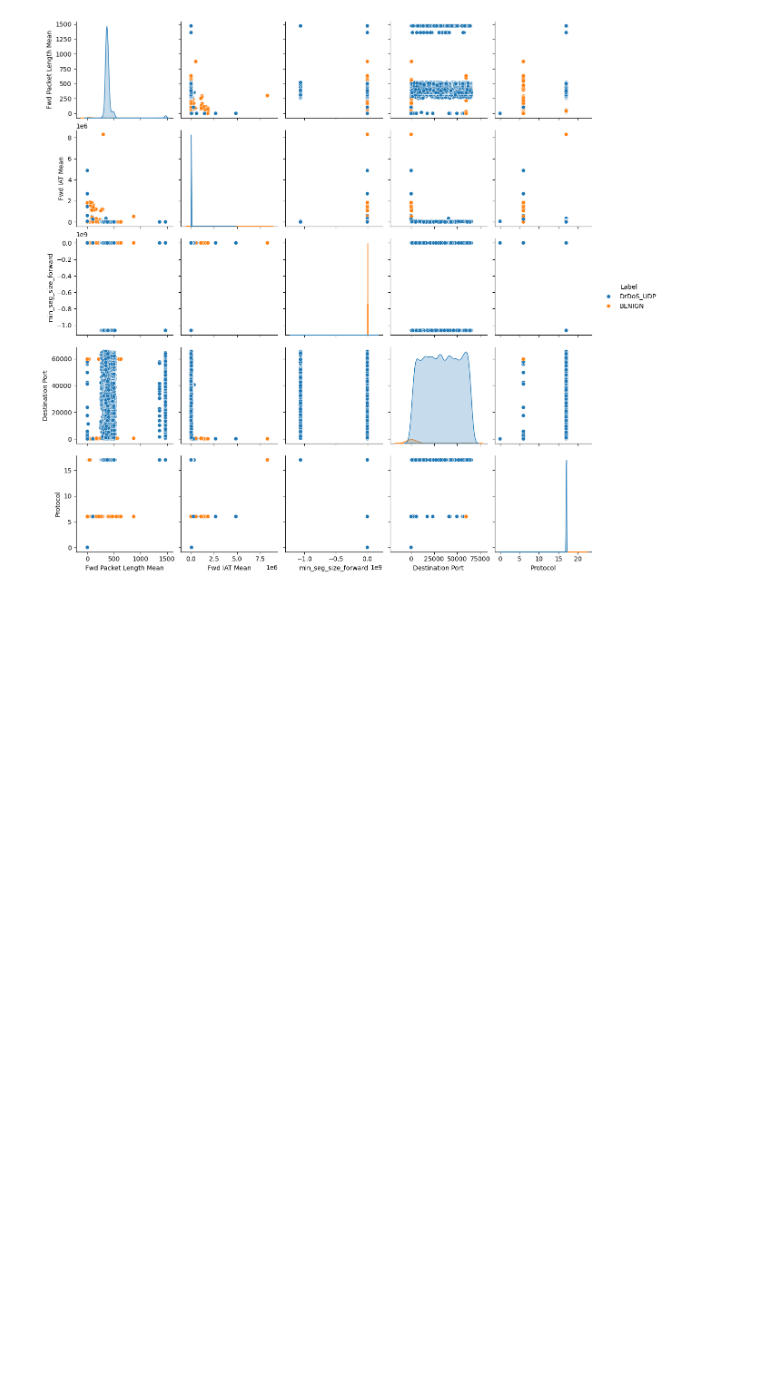
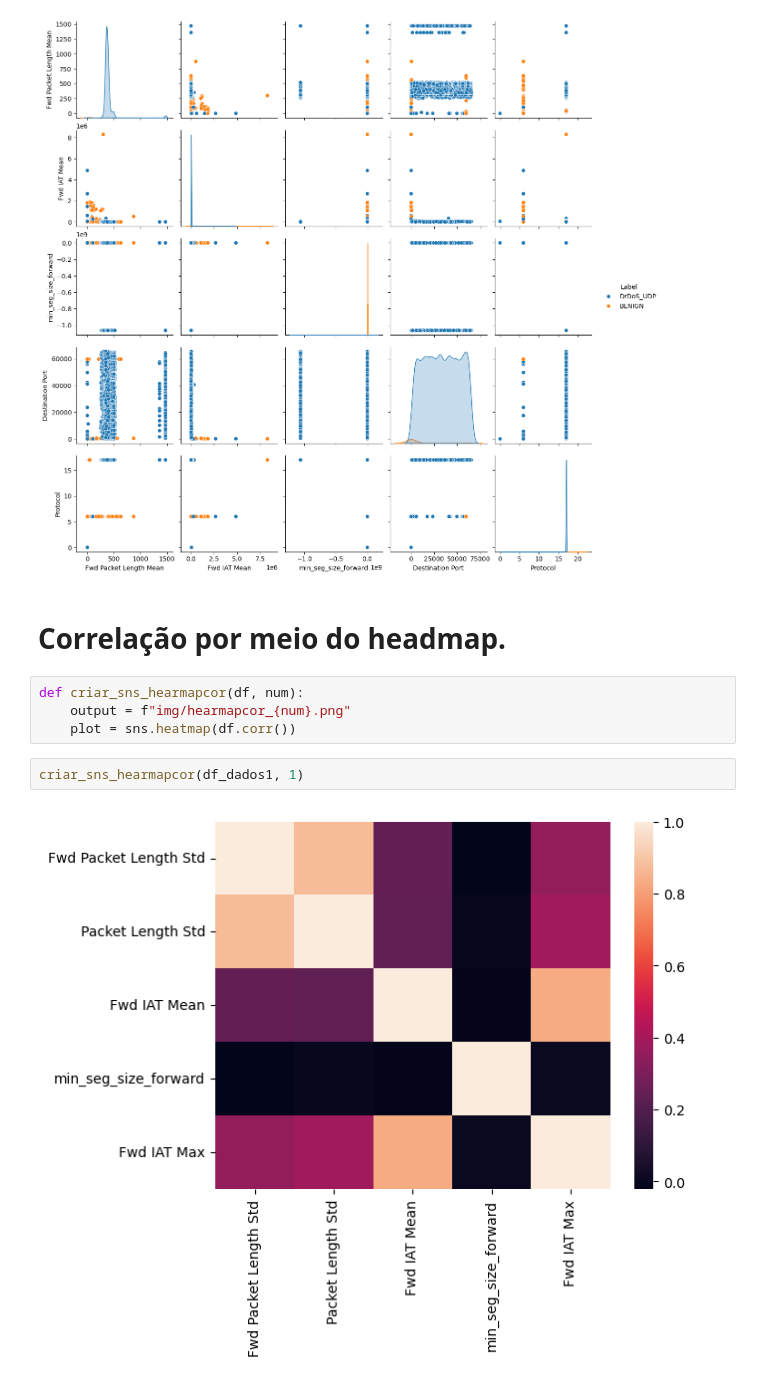
Before and after one commit to davijls9/-algoritmo-Random-Forest-para-identifica-DDoS-UDP, a Jupyter notebook: apresentacao_de_dados_oficial-Com corte.ipynb, the cells around one changed output. Drawn from its saved outputs; the diff is of its cells as text; blank space fills up the shorter version.

```diff
--- a/apresentacao_de_dados_oficial-Com corte.ipynb
+++ b/apresentacao_de_dados_oficial-Com corte.ipynb
@@ -585,3 +585,13 @@ criar_sns_pairplot(df_dados6, 6)
 criar_sns_pairplot(df_dados7, 7)
 # %% [output]
 [figure]
+# %% [markdown]
+# Correlação por meio do headmap.
+# %%
+def criar_sns_hearmapcor(df, num):
+    output = f"img/hearmapcor_{num}.png"
+    plot = sns.heatmap(df.corr())
+# %%
+criar_sns_hearmapcor(df_dados1, 1)
+# %% [output]
+[figure, added]
```
Also changed, not shown: parts of 12 cells of this notebook, 3 other files.
